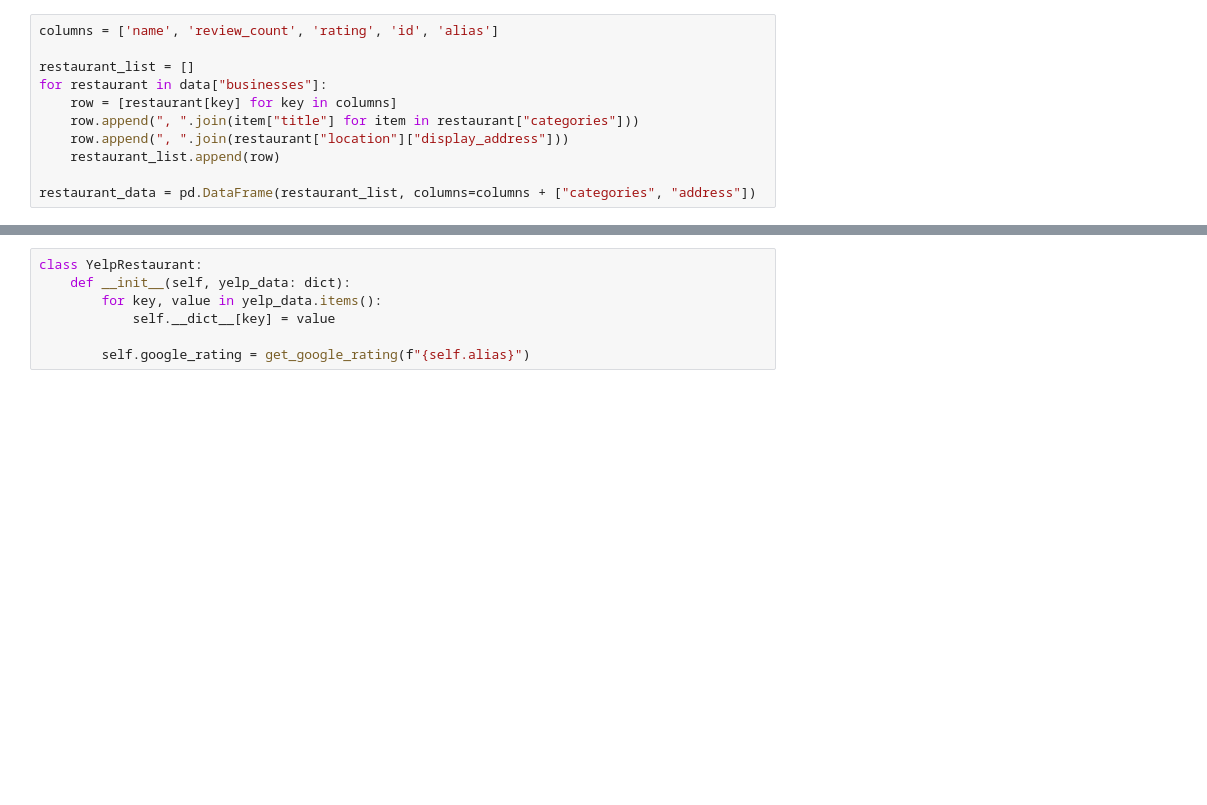
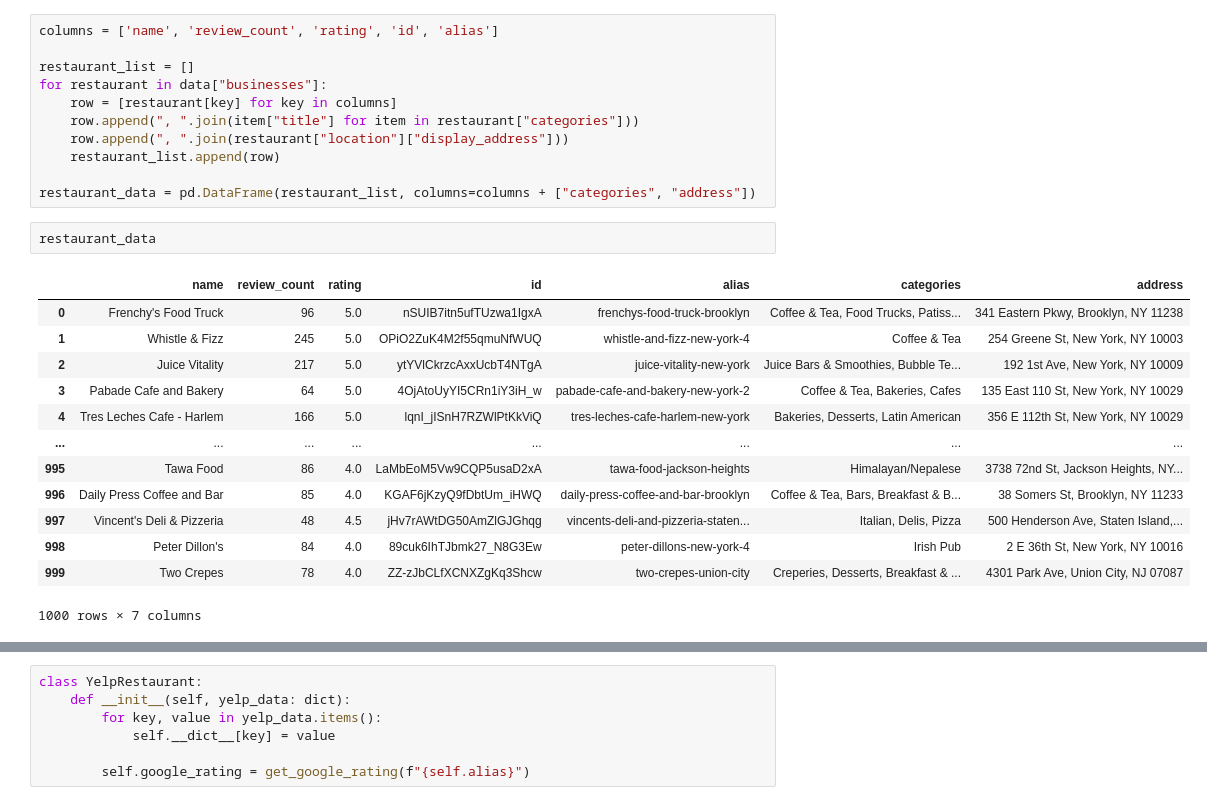
Before and after one commit to cole-khamnei/restaurant_finder, a Jupyter notebook: restaurant_finder.ipynb, the cells around one changed output, grey strips where cells are left out. Drawn from its saved outputs; the diff is of its cells as text; blank space fills up the shorter version.

```diff
--- a/restaurant_finder.ipynb
+++ b/restaurant_finder.ipynb
@@ -468,6 +212,22 @@ for restaurant in data["businesses"]:
     restaurant_list.append(row)
 
 restaurant_data = pd.DataFrame(restaurant_list, columns=columns + ["categories", "address"])
+# %%
+restaurant_data
+# %% [output]
+|  | name | review_count | rating | id | alias | categories | address |
+| 0 | Frenchy's Food Truck | 96 | 5.0 | nSUIB7itn5ufTUzwa1IgxA | frenchys-food-truck-brooklyn | Coffee & Tea, Food Trucks, Patiss... | 341 Eastern Pkwy, Brooklyn, NY 11238 |
+| 1 | Whistle & Fizz | 245 | 5.0 | OPiO2ZuK4M2f55qmuNfWUQ | whistle-and-fizz-new-york-4 | Coffee & Tea | 254 Greene St, New York, NY 10003 |
+| 2 | Juice Vitality | 217 | 5.0 | ytYVlCkrzcAxxUcbT4NTgA | juice-vitality-new-york | Juice Bars & Smoothies, Bubble Te... | 192 1st Ave, New York, NY 10009 |
+| 3 | Pabade Cafe and Bakery | 64 | 5.0 | 4OjAtoUyYI5CRn1iY3iH_w | pabade-cafe-and-bakery-new-york-2 | Coffee & Tea, Bakeries, Cafes | 135 East 110 St, New York, NY 10029 |
+| 4 | Tres Leches Cafe - Harlem | 166 | 5.0 | lqnI_jISnH7RZWlPtKkViQ | tres-leches-cafe-harlem-new-york | Bakeries, Desserts, Latin American | 356 E 112th St, New York, NY 10029 |
+| ... | ... | ... | ... | ... | ... | ... | ... |
+| 995 | Tawa Food | 86 | 4.0 | LaMbEoM5Vw9CQP5usaD2xA | tawa-food-jackson-heights | Himalayan/Nepalese | 3738 72nd St, Jackson Heights, NY... |
+| 996 | Daily Press Coffee and Bar | 85 | 4.0 | KGAF6jKzyQ9fDbtUm_iHWQ | daily-press-coffee-and-bar-brooklyn | Coffee & Tea, Bars, Breakfast & B... | 38 Somers St, Brooklyn, NY 11233 |
+| 997 | Vincent's Deli & Pizzeria | 48 | 4.5 | jHv7rAWtDG50AmZlGJGhqg | vincents-deli-and-pizzeria-staten... | Italian, Delis, Pizza | 500 Henderson Ave, Staten Island,... |
+| 998 | Peter Dillon's | 84 | 4.0 | 89cuk6IhTJbmk27_N8G3Ew | peter-dillons-new-york-4 | Irish Pub | 2 E 36th St, New York, NY 10016 |
+| 999 | Two Crepes | 78 | 4.0 | ZZ-zJbCLfXCNXZgKq3Shcw | two-crepes-union-city | Creperies, Desserts, Breakfast & ... | 4301 Park Ave, Union City, NJ 07087 |
+1000 rows × 7 columns
 # %%
 plt.hist(restaurant_data["rating"])
 # %% [output]
```
Also changed, not shown: parts of 38 cells of this notebook, 6 other files.
